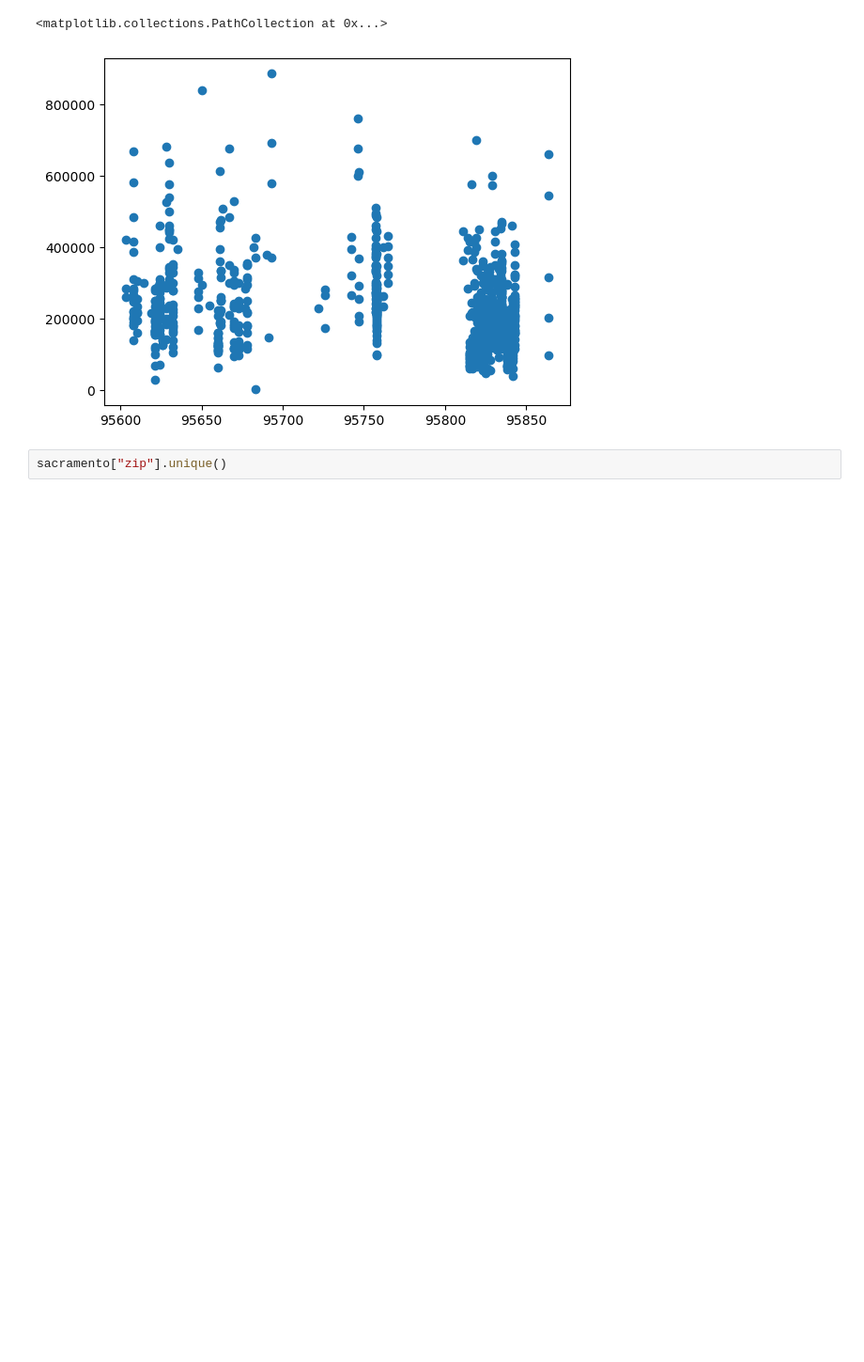
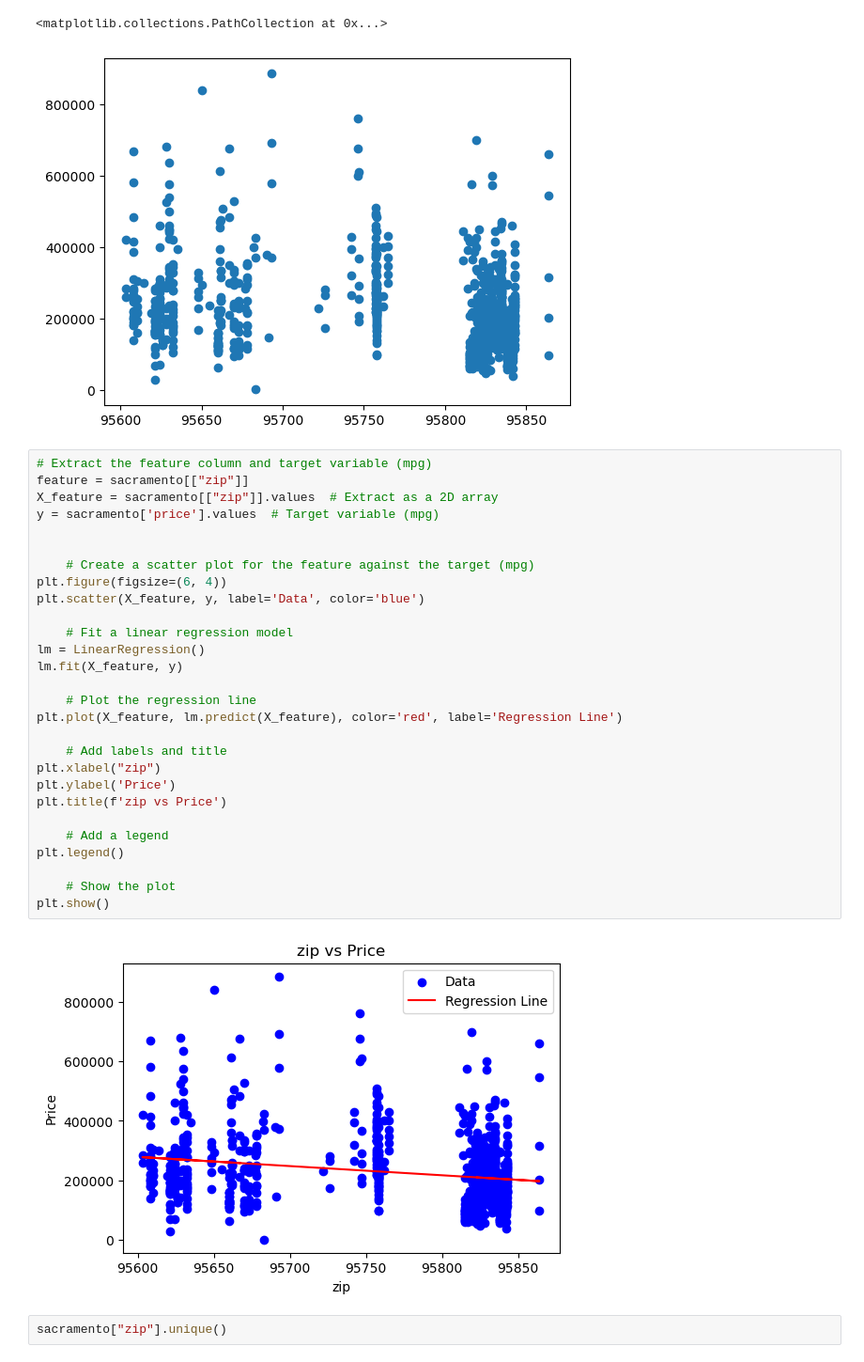
Before and after one commit to jcpeinado/LCR, a Jupyter notebook: 01_materials/notebooks/class_notes_01-27-2025.ipynb, the cells around one changed output. Shown at 94% size. Saved outputs shown, nothing was run; the diff lists cells and outputs as text; blank space fills up the shorter version.

```diff
--- a/01_materials/notebooks/class_notes_01-27-2025.ipynb
+++ b/01_materials/notebooks/class_notes_01-27-2025.ipynb
@@ -28,6 +37,36 @@ plt.scatter(sacramento["zip"], sacramento["price"], label = "Hose Size vs House
 # %% [output]
 <matplotlib.collections.PathCollection at 0x...>
 [figure]
+# %%
+# Extract the feature column and target variable (mpg)
+feature = sacramento[["zip"]]
+X_feature = sacramento[["zip"]].values  # Extract as a 2D array
+y = sacramento['price'].values  # Target variable (mpg)
+
+
+    # Create a scatter plot for the feature against the target (mpg)
+plt.figure(figsize=(6, 4))
+plt.scatter(X_feature, y, label='Data', color='blue')
+
+    # Fit a linear regression model
+lm = LinearRegression()
+lm.fit(X_feature, y)
+
+    # Plot the regression line
+plt.plot(X_feature, lm.predict(X_feature), color='red', label='Regression Line')
+
+    # Add labels and title
+plt.xlabel("zip")
+plt.ylabel('Price')
+plt.title(f'zip vs Price')
+
+    # Add a legend
+plt.legend()
+
+    # Show the plot
+plt.show()
+# %% [output]
+[figure, added]
 # %%
 sacramento["zip"].unique()
 # %% [output]
```
Also changed, not shown: parts of 1 cell of this notebook.
